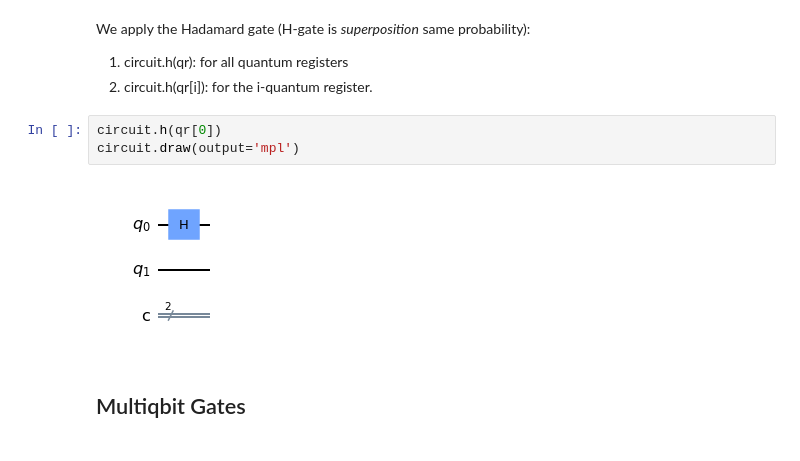
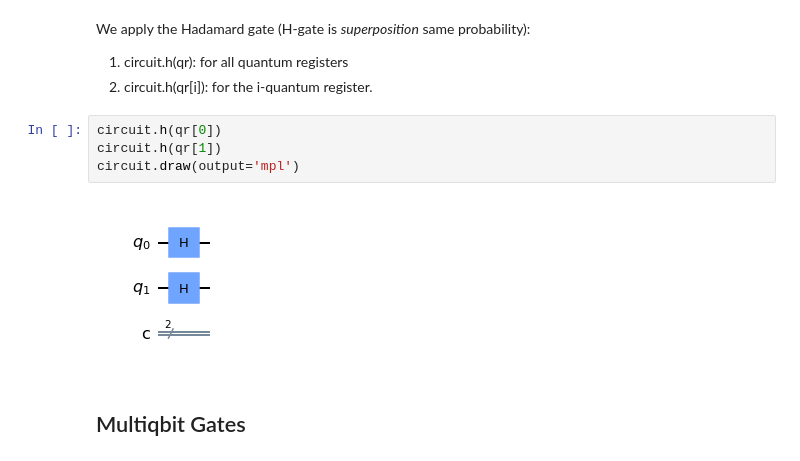
Before and after one commit to jaorduz/IntroQuantumCompu, a Jupyter notebook: NB_1/QC0_3_Qiskit.ipynb, the cells around one changed output. Drawn from its saved outputs; the diff is of its cells as text.

```diff
--- a/NB_1/QC0_3_Qiskit.ipynb
+++ b/NB_1/QC0_3_Qiskit.ipynb
@@ -30,9 +53,10 @@ We apply the Hadamard gate (H-gate is _superposition_ same probability):
 2. circuit.h(qr[i]): for the i-quantum register.
 # %%
 circuit.h(qr[0])
+circuit.h(qr[1])
 circuit.draw(output='mpl')
 # %% [output]
-[figure, old version]
+[figure, new version]
 # %% [markdown]
 ## Multiqbit Gates
 # %% [markdown]
```
Also changed, not shown: parts of 8 cells of this notebook.
